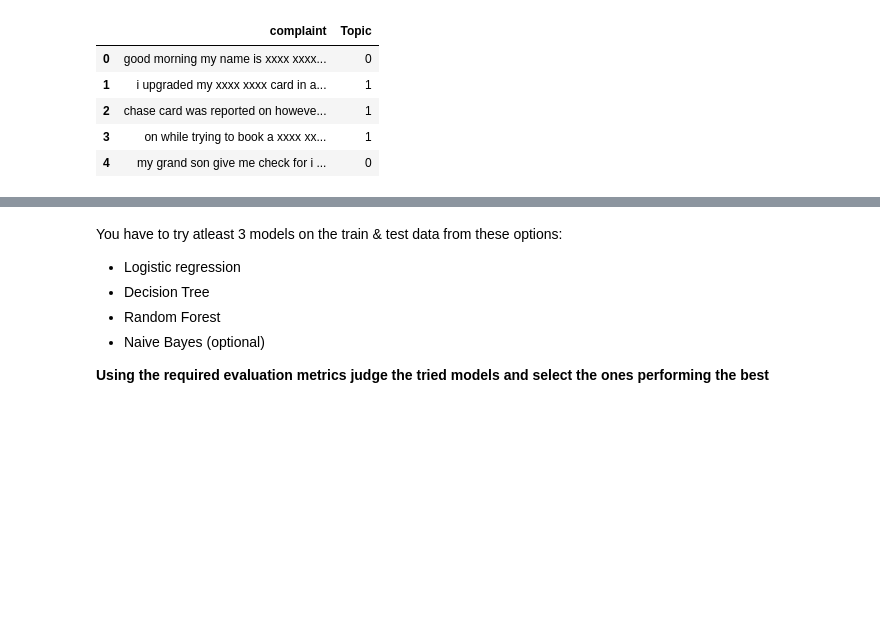
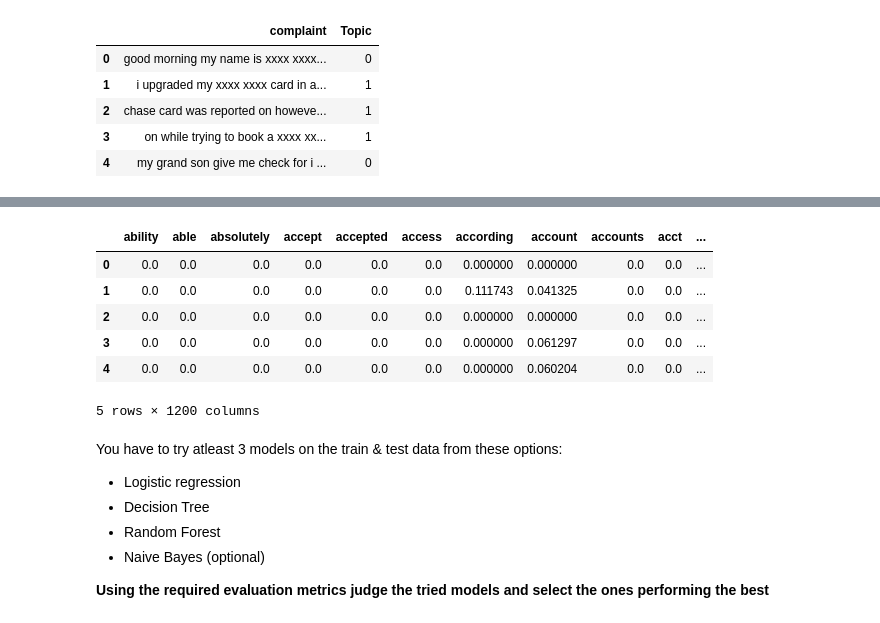
Before and after one commit to ayushxx7/TicketClassification, a Jupyter notebook: Automatic_Ticket_Classification_Assignment.ipynb, the cells around one changed output, grey strips where cells are left out. Saved outputs shown, nothing was run; the diff lists cells and outputs as text; code cells hidden in the pictures; blank space fills up the shorter version.

```diff
--- a/Automatic_Ticket_Classification_Assignment.ipynb
+++ b/Automatic_Ticket_Classification_Assignment.ipynb
@@ -927,3 +950,18 @@ training_data
+# %%
+X_test = vect.transform(test_df['complaint'])
+
+X_test = pd.DataFrame(X_test.toarray(), columns=vect.get_feature_names_out())
+# train_dtm_df = dtm_train.copy()
+y_test = test_df['Topic']
+X_test.head()
+# %% [output]
+|  | ability | able | absolutely | accept | accepted | access | according | account | accounts | acct | ... |
+| 0 | 0.0 | 0.0 | 0.0 | 0.0 | 0.0 | 0.0 | 0.000000 | 0.000000 | 0.0 | 0.0 | ... |
+| 1 | 0.0 | 0.0 | 0.0 | 0.0 | 0.0 | 0.0 | 0.111743 | 0.041325 | 0.0 | 0.0 | ... |
+| 2 | 0.0 | 0.0 | 0.0 | 0.0 | 0.0 | 0.0 | 0.000000 | 0.000000 | 0.0 | 0.0 | ... |
+| 3 | 0.0 | 0.0 | 0.0 | 0.0 | 0.0 | 0.0 | 0.000000 | 0.061297 | 0.0 | 0.0 | ... |
+| 4 | 0.0 | 0.0 | 0.0 | 0.0 | 0.0 | 0.0 | 0.000000 | 0.060204 | 0.0 | 0.0 | ... |
+5 rows × 1200 columns
 # %% [markdown]
 You have to try atleast 3 models on the train & test data from these options:
 * Logistic regression
```
Also changed, not shown: parts of 18 cells of this notebook.
